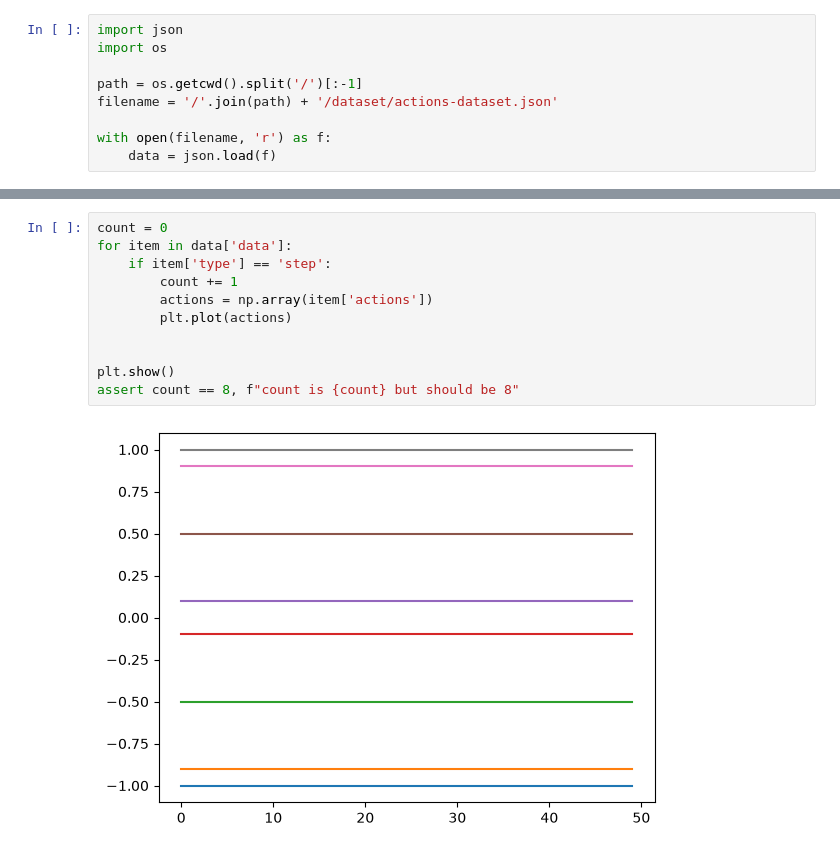
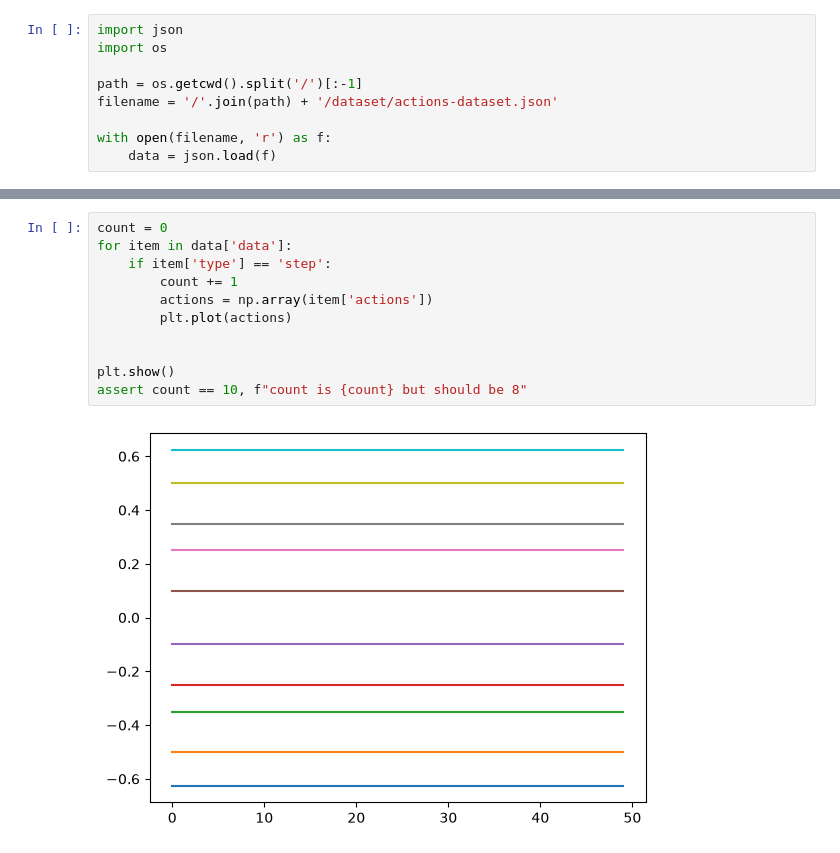
Before and after one commit to mauicv/servo-sysid, a Jupyter notebook: src/sysid/notebooks/check_action_ds.ipynb, the cells around one changed output, grey strips where cells are left out. Cells and saved outputs as stored; diff of their text form.

```diff
--- a/src/sysid/notebooks/check_action_ds.ipynb
+++ b/src/sysid/notebooks/check_action_ds.ipynb
@@ -20,16 +20,16 @@ plt.plot(actions)
 # %%
 count = 0
 for item in data['data']:
     if item['type'] == 'step':
         count += 1
         actions = np.array(item['actions'])
         plt.plot(actions)
 
 
 plt.show()
-assert count == 8, f"count is {count} but should be 8"
+assert count == 10, f"count is {count} but should be 8"
 # %% [output]
-[figure, old version]
+[figure, new version]
 # %%
 fig, axs = plt.subplots(ncols=3, nrows=1)
 count = 0
```
Also changed, not shown: parts of 3 cells of this notebook, 2 other files.
